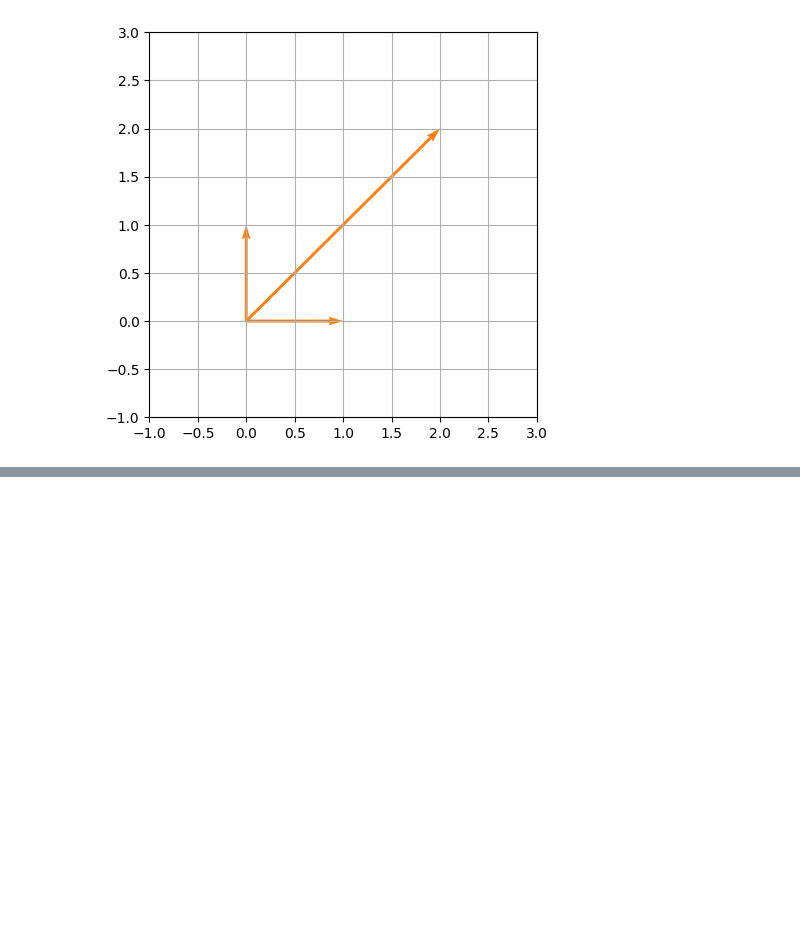
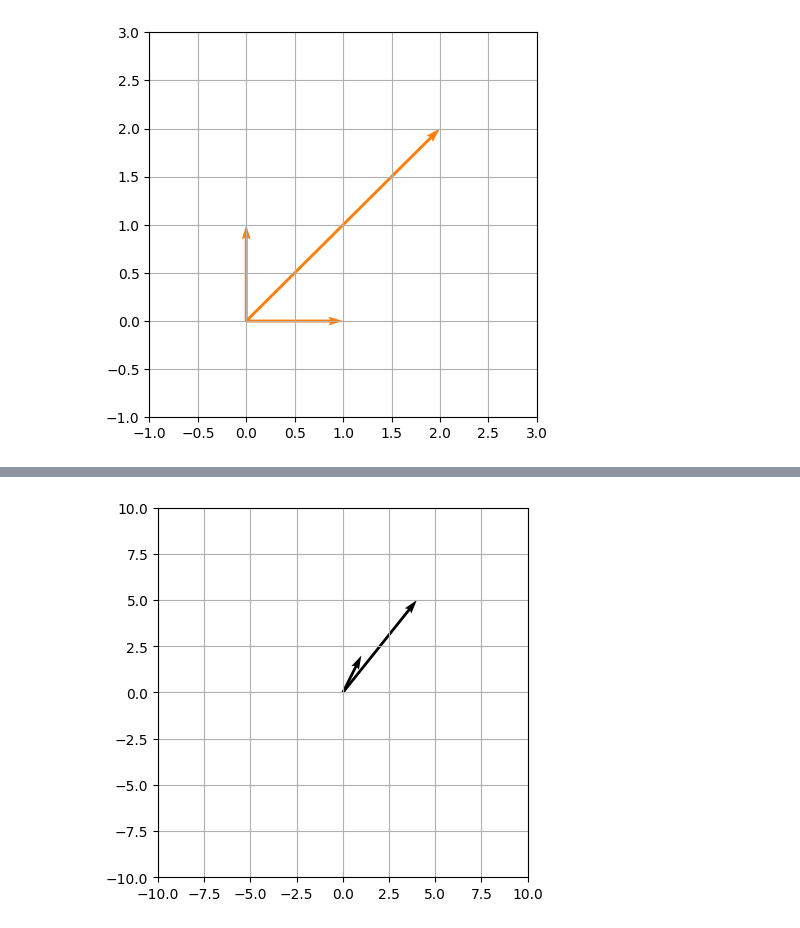
Before and after one commit to dhunganabibek/mml, a Jupyter notebook: linearalgebra/la.ipynb, the cells around one changed output, grey strips where cells are left out. Cells and saved outputs as stored; diff of their text form; code cells hidden in the pictures; blank space fills up the shorter version.

Commit message:
plot vectors in linear algebra:

```diff
--- a/linearalgebra/la.ipynb
+++ b/linearalgebra/la.ipynb
@@ -204,0 +328,25 @@ plt.show()
+# %%
+# define the plotting function
+from typing import Sequence
+
+def plotVectors(
+    *vectors: Sequence[float],
+    xlim: Sequence[float] = (-10, 10),
+    ylim: Sequence[float] = (-10, 10)
+):
+    arr = np.array([list(v) for v in vectors], dtype=float)
+    X, Y, U, V = arr[:, 0], arr[:, 1], arr[:, 2], arr[:, 3]
+    ax =  plt.gca()
+    Q = ax.quiver(
+        X, Y, U, V,
+        angles='xy', scale_units='xy', scale=1
+    )
+
+    ax.set_aspect('equal', 'box')
+    ax.set_xlim(xlim)
+    ax.set_ylim(ylim)
+    ax.grid(True)
+# %%
+plotVectors([0,0,1,2], [0,0, 4, 5])
+# %% [output]
+[figure, added]
```
Also changed, not shown: parts of 1 cell of this notebook.
